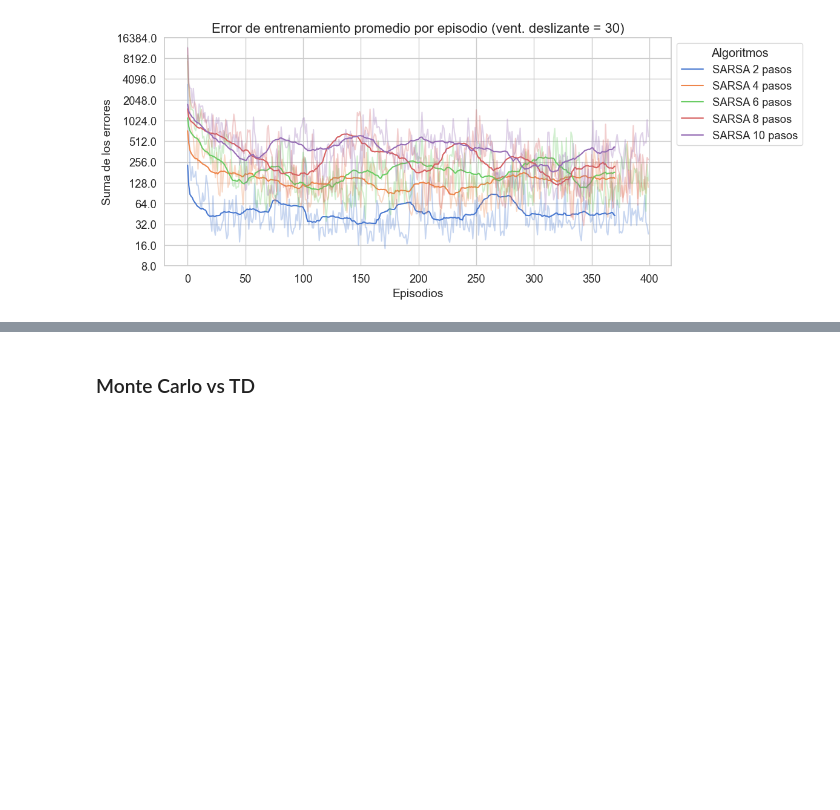
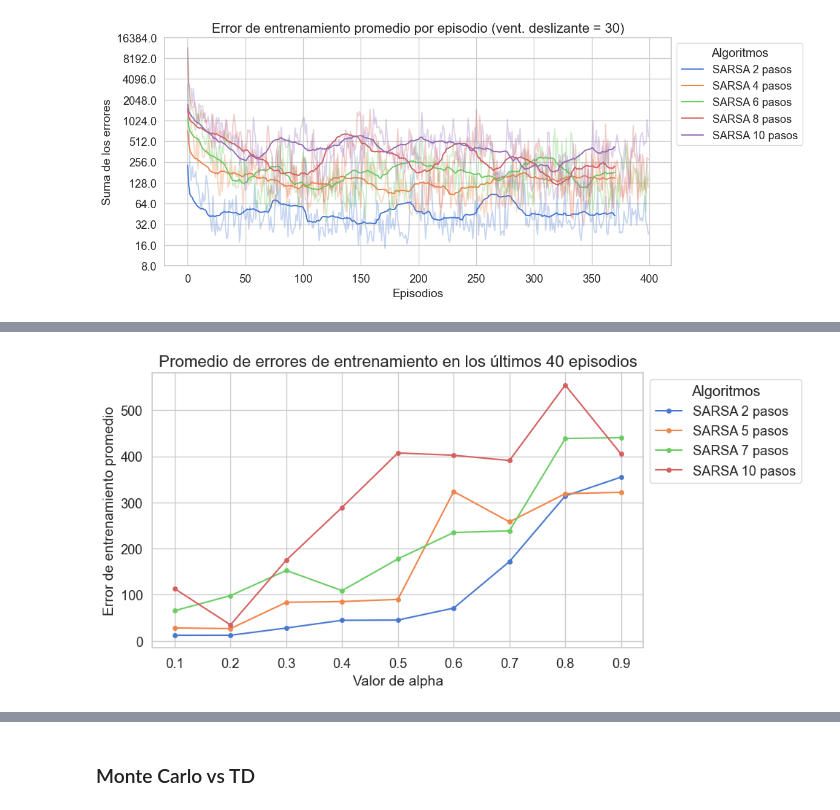
Before and after one commit to mlucasumu/EML_RL_LucasOrtiz, a Jupyter notebook: entornos_complejos/metodos_tabulares.ipynb, the cells around one changed output, grey strips where cells are left out. Drawn from its saved outputs; the diff is of its cells as text; code cells hidden in the pictures; blank space fills up the shorter version.

```diff
--- a/entornos_complejos/metodos_tabulares.ipynb
+++ b/entornos_complejos/metodos_tabulares.ipynb
@@ -366,0 +323,4 @@ plotting.plot_training_errors([results['cum_errors'] for n, results in nstep_res
+# %%
+plotting.plot_average_error_per_alpha(alpha_nsteps_results, last_episodes_ratio=0.1, log_scale=False)
+# %% [output]
+[figure, added]
```
Also changed, not shown: parts of 84 cells of this notebook, 3 other files.
